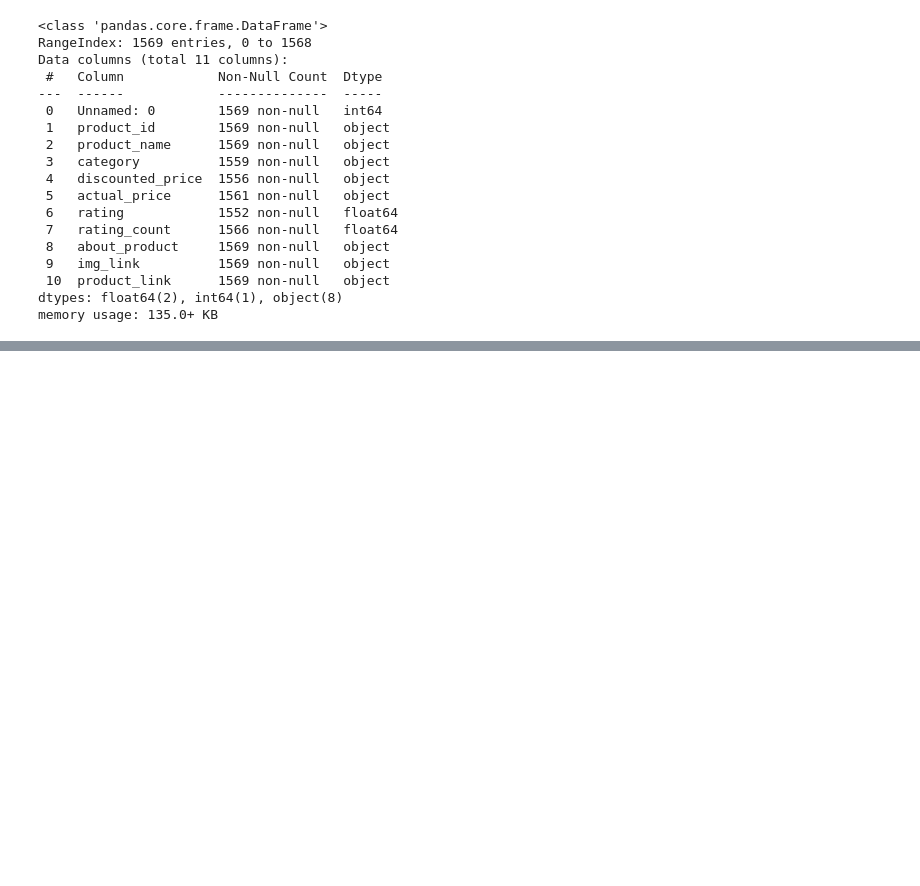
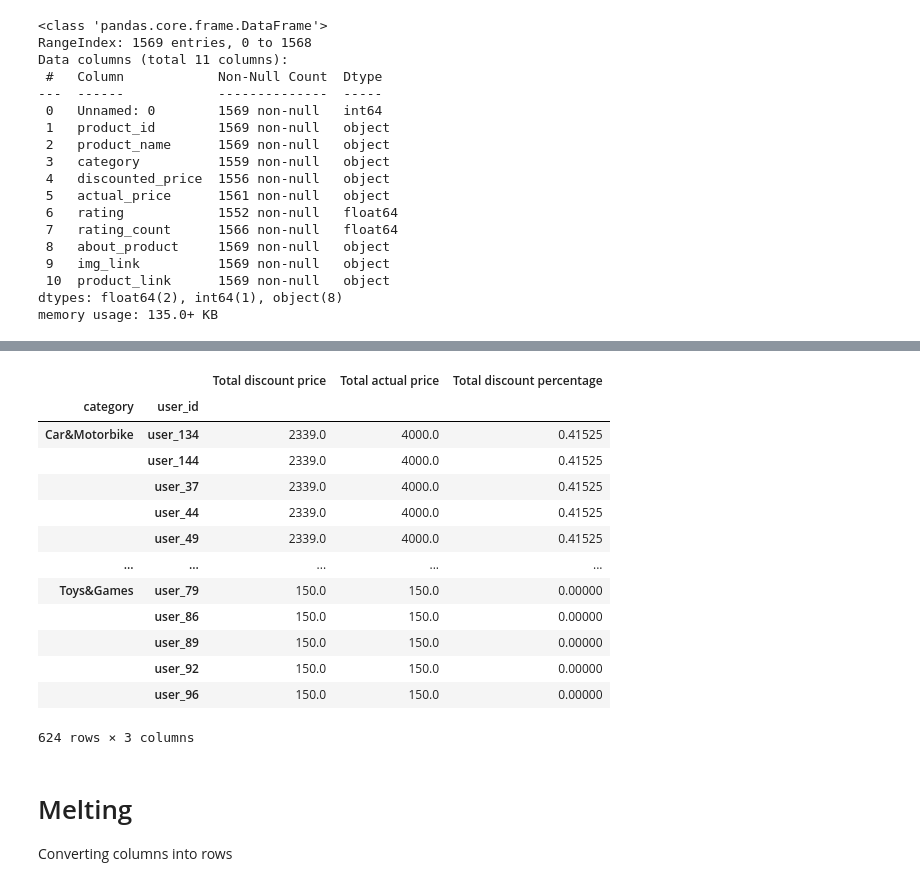
Before and after one commit to JRiyaz/data-science, a Jupyter notebook: practice/amazon-sales-1.ipynb, the cells around one changed output, grey strips where cells are left out. Saved outputs shown, nothing was run; the diff lists cells and outputs as text; code cells hidden in the pictures; blank space fills up the shorter version.

```diff
--- a/practice/amazon-sales-1.ipynb
+++ b/practice/amazon-sales-1.ipynb
@@ -27,0 +438,23 @@ memory usage: 135.0+ KB
+# %%
+"""
+Create a new column called "Review Information". If column review_content has
+length greater than 20, it is considered a true review. Identify true reviews, and
+assign "Truly good" if ratings > 4, "Truly bad" if ratings < 4. If none of the above is
+true, return "Unsure". Hint:
+
+if len(row['review_content'])>20 and row['rating'] > 4:
+------- return "Truly Good"
+"""
+
+
+def review_info(x):
+    length = len(str(x["review_content"]))
+    if length > 20:
+        if x["rating"] > 4:
+            return "Truly good"
+        elif x["rating"] < 4:
+            return "Truly bad"
+    return "Unsure"
+
+
+data["Review Information"] = data.apply(review_info, axis=1)
@@ -27,0 +512,16 @@ memory usage: 135.0+ KB
+# %%
+# Get total discount percentage along with total discount and actual price
+
+
+def get_price_info(x):
+    actual_price_sum = x["actual_price"].sum()
+    discount_price_sum = x["discounted_price"].sum()
+    d = {
+        "Total discount price": discount_price_sum,
+        "Total actual price": actual_price_sum,
+        "Total discount percentage": (actual_price_sum - discount_price_sum) / actual_price_sum,
+    }
+    return pd.Series(d)
+
+
+data.groupby("category").apply(get_price_info)
@@ -27,0 +540,21 @@ memory usage: 135.0+ KB
+# %%
+data.groupby(["category", "user_id"]).apply(get_price_info)
+# %% [output]
+|  |  | Total discount price | Total actual price | Total discount percentage |
+| category | user_id |  |  |  |
+| Car&Motorbike | user_134 | 2339.0 | 4000.0 | 0.41525 |
+|  | user_144 | 2339.0 | 4000.0 | 0.41525 |
+|  | user_37 | 2339.0 | 4000.0 | 0.41525 |
+|  | user_44 | 2339.0 | 4000.0 | 0.41525 |
+|  | user_49 | 2339.0 | 4000.0 | 0.41525 |
+| ... | ... | ... | ... | ... |
+| Toys&Games | user_79 | 150.0 | 150.0 | 0.00000 |
+|  | user_86 | 150.0 | 150.0 | 0.00000 |
+|  | user_89 | 150.0 | 150.0 | 0.00000 |
+|  | user_92 | 150.0 | 150.0 | 0.00000 |
+|  | user_96 | 150.0 | 150.0 | 0.00000 |
+624 rows × 3 columns
+# %% [markdown]
+# Melting
+
+Converting columns into rows
```
Also changed, not shown: parts of 62 cells of this notebook, 4 other files.
